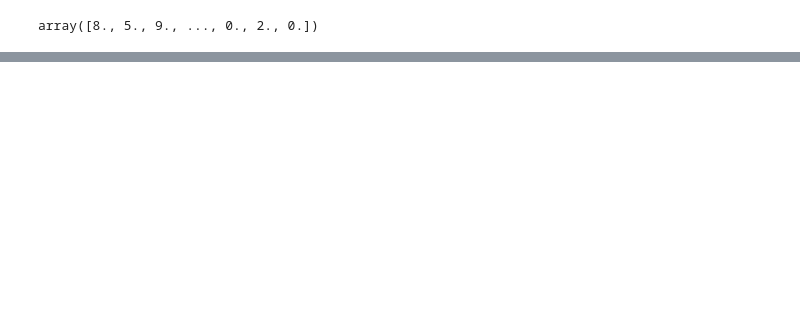
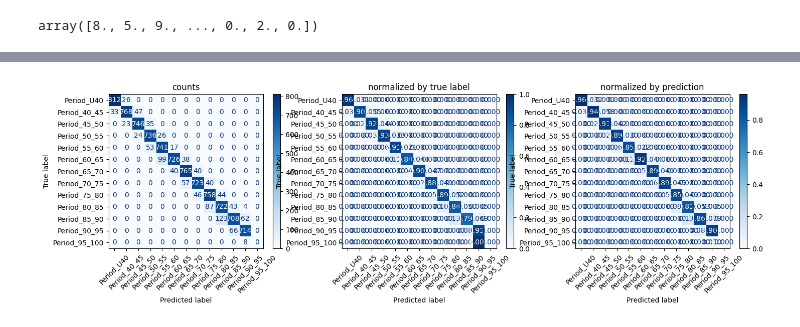
Before and after one commit to mmckay18/astr598_spr24_classification_repo, a Jupyter notebook: NOTEBOOKS/RF_Classifier.ipynb, the cells around one changed output, grey strips where cells are left out. Drawn from its saved outputs; the diff is of its cells as text; code cells hidden in the pictures; blank space fills up the shorter version.

```diff
--- a/NOTEBOOKS/RF_Classifier.ipynb
+++ b/NOTEBOOKS/RF_Classifier.ipynb
@@ -336,0 +334,11 @@ plt.show()
+# %%
+y_cnn=np.zeros((len(y), len(labels)))
+
+y_cnn
+
+for i in range(len(y)):
+    for j in range(len(labels)):
+        if y[i]== j:
+            y_cnn[i][j] = 1
+
+y_cnn
@@ -336,0 +353,2 @@ plt.show()
+# %%
+(X_train, X_valid, X_test), (y_train, y_valid, y_test) = split_samples(X, y_cnn, [0.8, 0.1, 0.1], random_state=0)
@@ -336,0 +428,17 @@ plt.show()
+# %%
+pred_proba = model.predict(X_test)
+pred_class = np.argmax(pred_proba, axis=1)
+
+fig = plt.figure(figsize=(17,4))
+ax = plt.subplot(1,3,1)
+ConfusionMatrixDisplay.from_predictions(np.argmax(y_test, axis=1), pred_class, cmap='Blues', ax=ax, display_labels=labels, xticks_rotation=45)
+plt.title('counts')
+ax = plt.subplot(1,3,2)
+ConfusionMatrixDisplay.from_predictions(np.argmax(y_test, axis=1), pred_class, cmap='Blues', ax=ax, normalize='true', values_format='.3f', display_labels=labels, xticks_rotation=45)
+plt.title('normalized by true label')
+ax = plt.subplot(1,3,3)
+ConfusionMatrixDisplay.from_predictions(np.argmax(y_test, axis=1), pred_class, cmap='Blues', ax=ax, normalize='pred', values_format='.3f', display_labels=labels, xticks_rotation=45)
+plt.title('normalized by prediction')
+plt.show()
+# %% [output]
+[figure, added]
```
Also changed, not shown: parts of 53 cells of this notebook.
